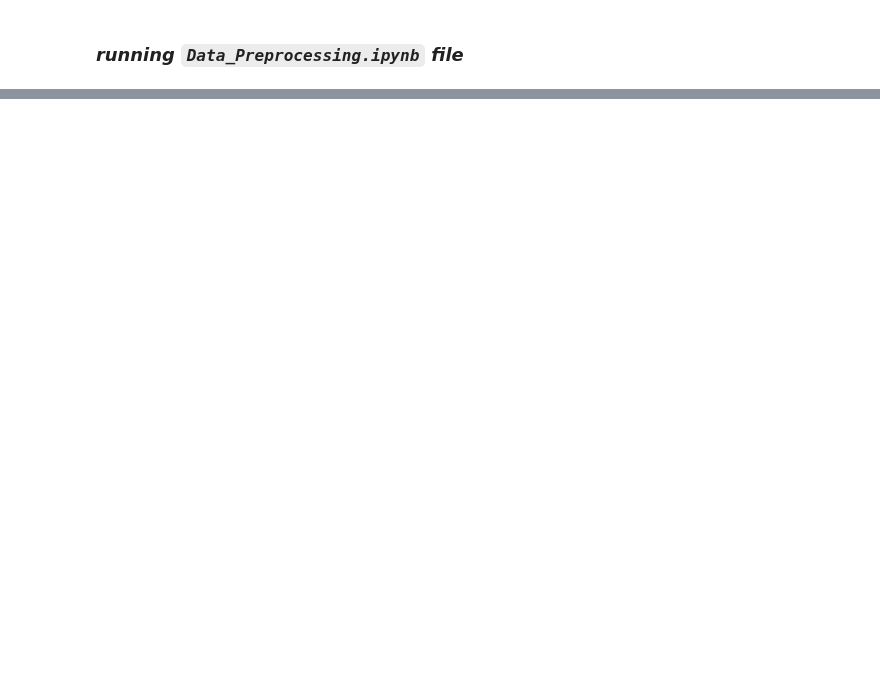
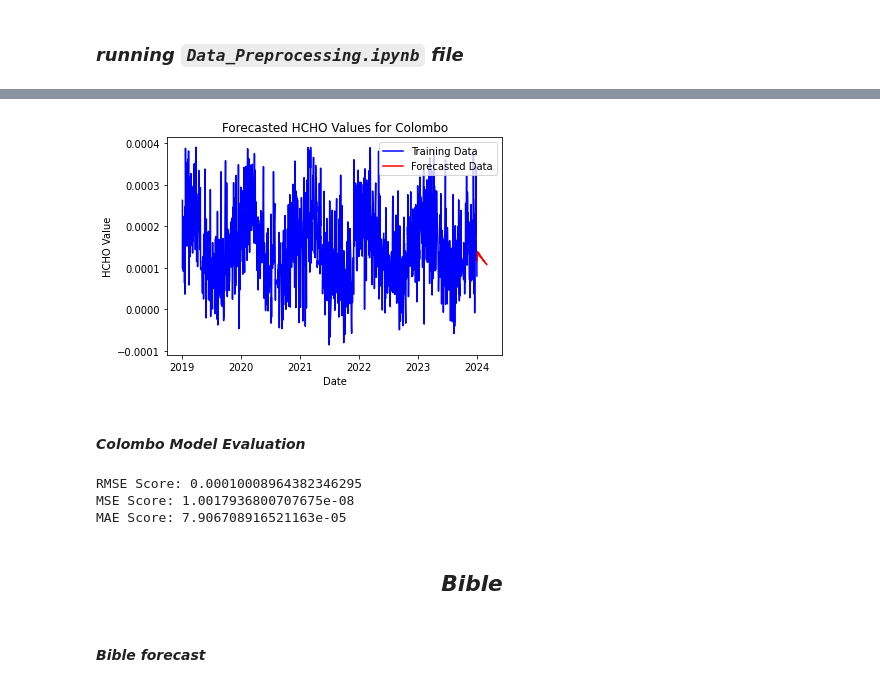
Before and after one commit to Praveen-Rajes/Analyzing-HCHO-Gas-Levels-in-Sri-Lanka-ARIMA, a Jupyter notebook: SARIMAX .ipynb, the cells around one changed output, grey strips where cells are left out. Drawn from its saved outputs; the diff is of its cells as text; code cells hidden in the pictures; blank space fills up the shorter version.

```diff
--- a/SARIMAX .ipynb
+++ b/SARIMAX .ipynb
@@ -74,0 +279,16 @@ ModuleNotFoundError: No module named 'Data_Preprocessing'
+# %%
+Colombo_forecast =  forecast(Colombo, 'Colombo',(4,0,3),(0,0,0,12))
+# %% [output]
+[figure, added]
+# %% [markdown]
+#### ***Colombo Model Evaluation***
+# %%
+Evaluate(Colombo, 'Colombo',(4,0,3),(0,0,0,12))
+# %% [output]
+RMSE Score: 0.00010008964382346295
+MSE Score: 1.0017936800707675e-08
+MAE Score: 7.906708916521163e-05
+# %% [markdown]
+## <center>***Bible***</center>
+# %% [markdown]
+#### ***Bible forecast***
```
Also changed, not shown: parts of 56 cells of this notebook, 18 other files.
